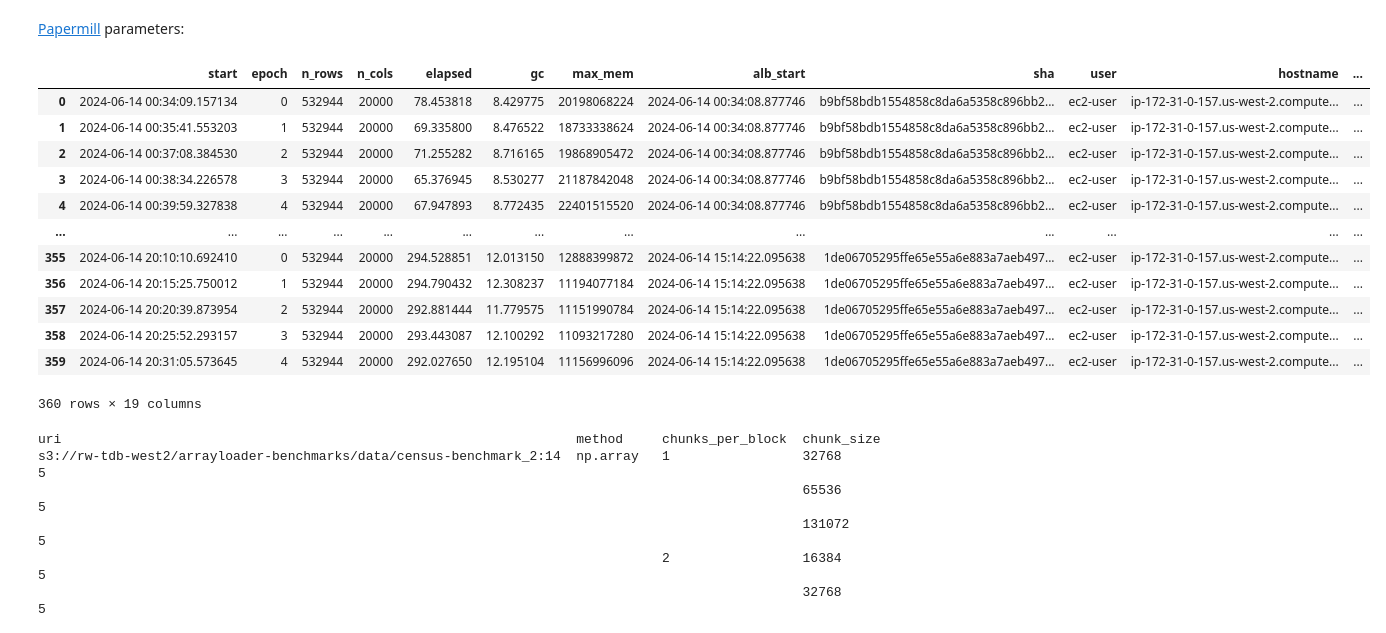
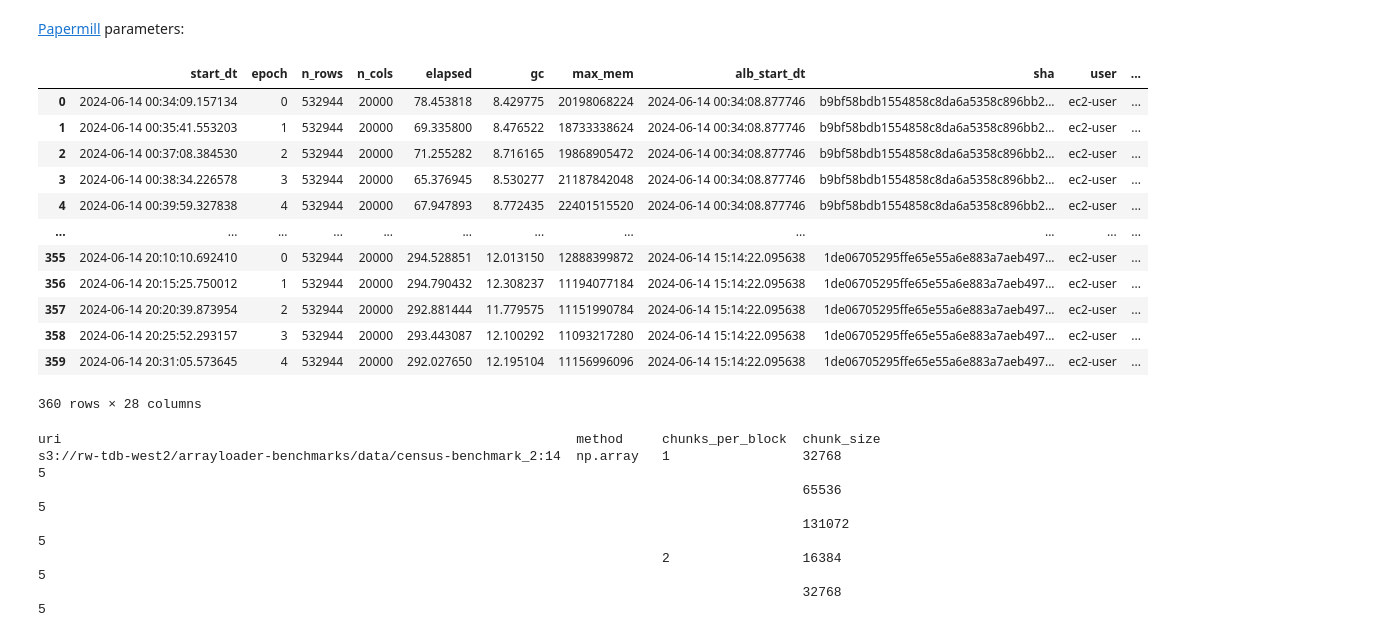
Before and after one commit to TileDB-Inc/arrayloader-benchmarks, a Jupyter notebook: notebooks/data-loader/ec2_s3_2:14/nb.ipynb, the cells around one changed output. Saved outputs shown, nothing was run; the diff lists cells and outputs as text; code cells hidden in the pictures.

```diff
--- a/notebooks/data-loader/ec2_s3_2:14/nb.ipynb
+++ b/notebooks/data-loader/ec2_s3_2:14/nb.ipynb
@@ -20,37 +20,42 @@ H =  600                     # Output plot height
 # %%
 # Parameters
-db_path = "/home/ec2-user/arrayloader-benchmarks/notebooks/data-loader/epochs.db"
-hostname_rgx = "us-west-2"
-host = "EC2 (g4dn.8xlarge)"
-out_dir = "/home/ec2-user/arrayloader-benchmarks/notebooks/data-loader/ec2_s3_2:14"
+db_path = "/Users/ryan/c/tiledb/arrayloader-benchmarks/notebooks/data-loader/epochs.parquet"
+hostname_rgx = None
+out_dir = "/Users/ryan/c/tiledb/arrayloader-benchmarks/notebooks/data-loader/ec2_s3_2:14"
 show = "png"
 since = None
-uri_rgx = "^s3://.*2:14"
+start_idx = 2
+end_idx = 14
+uri_rgx = None
 # %%
-db_uri = f'sqlite:///{db_path}'
-df = pd.read_sql_table(tbl, db_uri)
+df = pd.read_parquet(db_path)
 if hostname_rgx:
     df = df[df.hostname.str.contains(hostname_rgx)].reset_index(drop=True).copy()
 if since:
     since = to_dt(since)
     df = df[df.alb_start >= since].reset_index(drop=True).copy()
 if uri_rgx:
+    df = df[~df.uri.isna()]
     df = df[df.uri.str.contains(uri_rgx)].reset_index(drop=True).copy()
+if start_idx is not None:
+    df = df[df.start_idx == start_idx].reset_index(drop=True).copy()
+if end_idx is not None:
+    df = df[df.end_idx == end_idx].reset_index(drop=True).copy()
 df
 # %% [output]
-|  | start | epoch | n_rows | n_cols | elapsed | gc | max_mem | alb_start | sha | user | hostname | ... |
-| 0 | 2024-06-14 00:34:09.157134 | 0 | 532944 | 20000 | 78.453818 | 8.429775 | 20198068224 | 2024-06-14 00:34:08.877746 | b9bf58bdb1554858c8da6a5358c896bb2... | ec2-user | ip-172-31-0-157.us-west-2.compute... | ... |
-| 1 | 2024-06-14 00:35:41.553203 | 1 | 532944 | 20000 | 69.335800 | 8.476522 | 18733338624 | 2024-06-14 00:34:08.877746 | b9bf58bdb1554858c8da6a5358c896bb2... | ec2-user | ip-172-31-0-157.us-west-2.compute... | ... |
-| 2 | 2024-06-14 00:37:08.384530 | 2 | 532944 | 20000 | 71.255282 | 8.716165 | 19868905472 | 2024-06-14 00:34:08.877746 | b9bf58bdb1554858c8da6a5358c896bb2... | ec2-user | ip-172-31-0-157.us-west-2.compute... | ... |
-| 3 | 2024-06-14 00:38:34.226578 | 3 | 532944 | 20000 | 65.376945 | 8.530277 | 21187842048 | 2024-06-14 00:34:08.877746 | b9bf58bdb1554858c8da6a5358c896bb2... | ec2-user | ip-172-31-0-157.us-west-2.compute... | ... |
-| 4 | 2024-06-14 00:39:59.327838 | 4 | 532944 | 20000 | 67.947893 | 8.772435 | 22401515520 | 2024-06-14 00:34:08.877746 | b9bf58bdb1554858c8da6a5358c896bb2... | ec2-user | ip-172-31-0-157.us-west-2.compute... | ... |
-| ... | ... | ... | ... | ... | ... | ... | ... | ... | ... | ... | ... | ... |
-| 355 | 2024-06-14 20:10:10.692410 | 0 | 532944 | 20000 | 294.528851 | 12.013150 | 12888399872 | 2024-06-14 15:14:22.095638 | 1de06705295ffe65e55a6e883a7aeb497... | ec2-user | ip-172-31-0-157.us-west-2.compute... | ... |
-| 356 | 2024-06-14 20:15:25.750012 | 1 | 532944 | 20000 | 294.790432 | 12.308237 | 11194077184 | 2024-06-14 15:14:22.095638 | 1de06705295ffe65e55a6e883a7aeb497... | ec2-user | ip-172-31-0-157.us-west-2.compute... | ... |
-| 357 | 2024-06-14 20:20:39.873954 | 2 | 532944 | 20000 | 292.881444 | 11.779575 | 11151990784 | 2024-06-14 15:14:22.095638 | 1de06705295ffe65e55a6e883a7aeb497... | ec2-user | ip-172-31-0-157.us-west-2.compute... | ... |
-| 358 | 2024-06-14 20:25:52.293157 | 3 | 532944 | 20000 | 293.443087 | 12.100292 | 11093217280 | 2024-06-14 15:14:22.095638 | 1de06705295ffe65e55a6e883a7aeb497... | ec2-user | ip-172-31-0-157.us-west-2.compute... | ... |
-| 359 | 2024-06-14 20:31:05.573645 | 4 | 532944 | 20000 | 292.027650 | 12.195104 | 11156996096 | 2024-06-14 15:14:22.095638 | 1de06705295ffe65e55a6e883a7aeb497... | ec2-user | ip-172-31-0-157.us-west-2.compute... | ... |
+|  | start_dt | epoch | n_rows | n_cols | elapsed | gc | max_mem | alb_start_dt | sha | user | ... |
+| 0 | 2024-06-14 00:34:09.157134 | 0 | 532944 | 20000 | 78.453818 | 8.429775 | 20198068224 | 2024-06-14 00:34:08.877746 | b9bf58bdb1554858c8da6a5358c896bb2... | ec2-user | ... |
+| 1 | 2024-06-14 00:35:41.553203 | 1 | 532944 | 20000 | 69.335800 | 8.476522 | 18733338624 | 2024-06-14 00:34:08.877746 | b9bf58bdb1554858c8da6a5358c896bb2... | ec2-user | ... |
+| 2 | 2024-06-14 00:37:08.384530 | 2 | 532944 | 20000 | 71.255282 | 8.716165 | 19868905472 | 2024-06-14 00:34:08.877746 | b9bf58bdb1554858c8da6a5358c896bb2... | ec2-user | ... |
+| 3 | 2024-06-14 00:38:34.226578 | 3 | 532944 | 20000 | 65.376945 | 8.530277 | 21187842048 | 2024-06-14 00:34:08.877746 | b9bf58bdb1554858c8da6a5358c896bb2... | ec2-user | ... |
+| 4 | 2024-06-14 00:39:59.327838 | 4 | 532944 | 20000 | 67.947893 | 8.772435 | 22401515520 | 2024-06-14 00:34:08.877746 | b9bf58bdb1554858c8da6a5358c896bb2... | ec2-user | ... |
+| ... | ... | ... | ... | ... | ... | ... | ... | ... | ... | ... | ... |
+| 355 | 2024-06-14 20:10:10.692410 | 0 | 532944 | 20000 | 294.528851 | 12.013150 | 12888399872 | 2024-06-14 15:14:22.095638 | 1de06705295ffe65e55a6e883a7aeb497... | ec2-user | ... |
+| 356 | 2024-06-14 20:15:25.750012 | 1 | 532944 | 20000 | 294.790432 | 12.308237 | 11194077184 | 2024-06-14 15:14:22.095638 | 1de06705295ffe65e55a6e883a7aeb497... | ec2-user | ... |
+| 357 | 2024-06-14 20:20:39.873954 | 2 | 532944 | 20000 | 292.881444 | 11.779575 | 11151990784 | 2024-06-14 15:14:22.095638 | 1de06705295ffe65e55a6e883a7aeb497... | ec2-user | ... |
+| 358 | 2024-06-14 20:25:52.293157 | 3 | 532944 | 20000 | 293.443087 | 12.100292 | 11093217280 | 2024-06-14 15:14:22.095638 | 1de06705295ffe65e55a6e883a7aeb497... | ec2-user | ... |
+| 359 | 2024-06-14 20:31:05.573645 | 4 | 532944 | 20000 | 292.027650 | 12.195104 | 11156996096 | 2024-06-14 15:14:22.095638 | 1de06705295ffe65e55a6e883a7aeb497... | ec2-user | ... |
-360 rows × 19 columns
+360 rows × 28 columns
 # %%
 hist = df[['uri', 'method', 'chunks_per_block', 'chunk_size']].value_counts().sort_index().rename('num')
 hist
```
Also changed, not shown: parts of 8 cells of this notebook, 1 other file.
